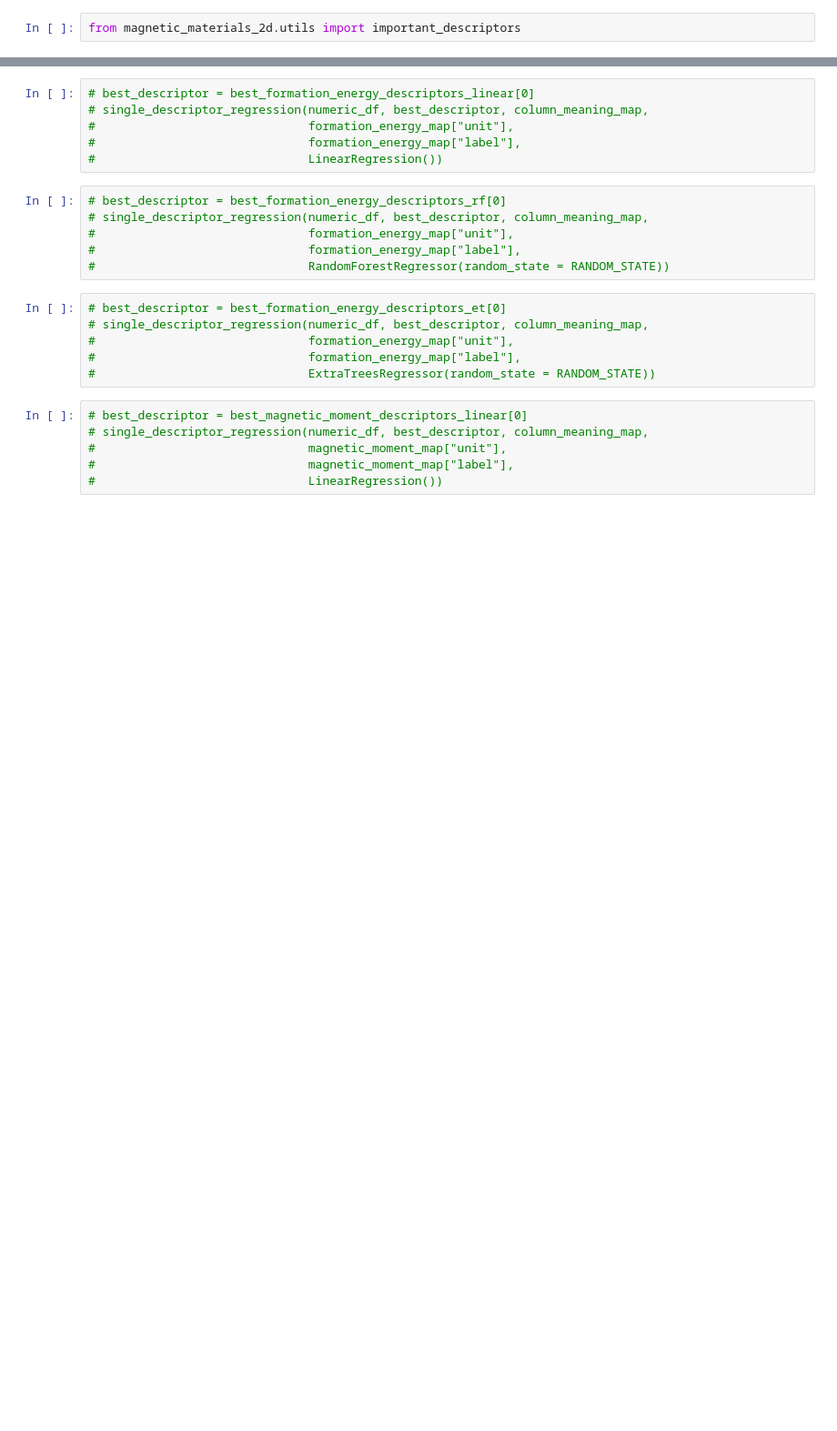
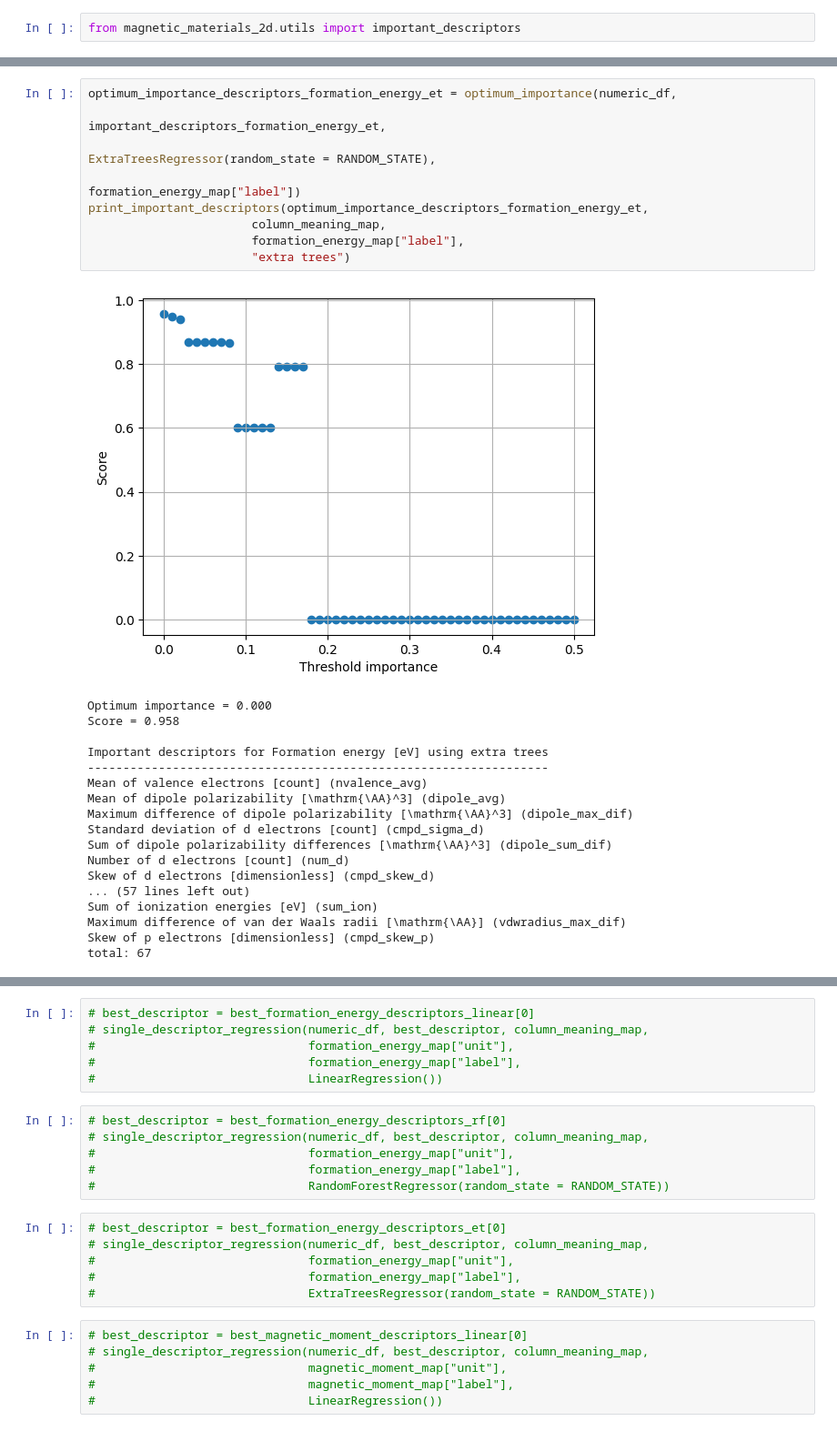
Before and after one commit to TingwenZhang/magnetic-materials-2d, a Jupyter notebook: src/notebooks/ML_2D_working.ipynb, the cells around one changed output, grey strips where cells are left out. Shown at 91% size. Saved outputs shown, nothing was run; the diff lists cells and outputs as text; blank space fills up the shorter version.

```diff
--- a/src/notebooks/ML_2D_working.ipynb
+++ b/src/notebooks/ML_2D_working.ipynb
@@ -158,0 +508,28 @@ important_descriptors_magnetic_moment_et = important_descriptors(numeric_df,
+# %%
+optimum_importance_descriptors_formation_energy_et = optimum_importance(numeric_df,
+                                                                        important_descriptors_formation_energy_et,
+                                                                        ExtraTreesRegressor(random_state = RANDOM_STATE),
+                                                                        formation_energy_map["label"])
+print_important_descriptors(optimum_importance_descriptors_formation_energy_et,
+                       column_meaning_map,
+                       formation_energy_map["label"],
+                       "extra trees")
+# %% [output]
+[figure, added]
+Optimum importance = 0.000
+Score = 0.958
+
+Important descriptors for Formation energy [eV] using extra trees
+-----------------------------------------------------------------
+Mean of valence electrons [count] (nvalence_avg)
+Mean of dipole polarizability [\mathrm{\AA}^3] (dipole_avg)
+Maximum difference of dipole polarizability [\mathrm{\AA}^3] (dipole_max_dif)
+Standard deviation of d electrons [count] (cmpd_sigma_d)
+Sum of dipole polarizability differences [\mathrm{\AA}^3] (dipole_sum_dif)
+Number of d electrons [count] (num_d)
+Skew of d electrons [dimensionless] (cmpd_skew_d)
+... (57 lines left out)
+Sum of ionization energies [eV] (sum_ion)
+Maximum difference of van der Waals radii [\mathrm{\AA}] (vdwradius_max_dif)
+Skew of p electrons [dimensionless] (cmpd_skew_p)
+total: 67
```
Also changed, not shown: parts of 40 cells of this notebook, 2 other files.
